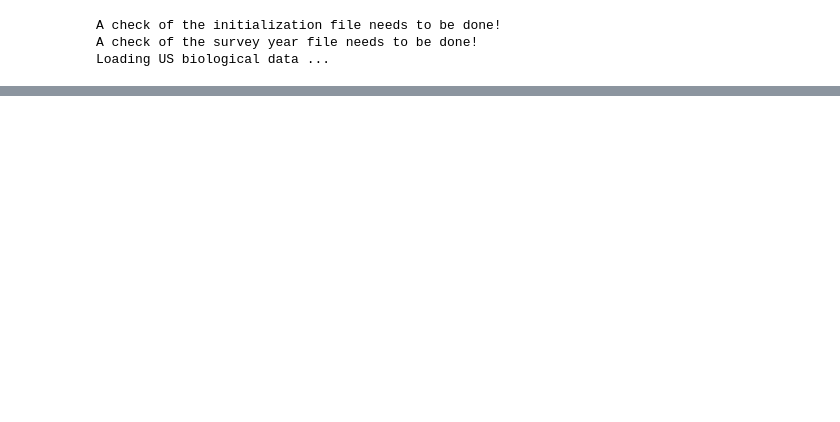
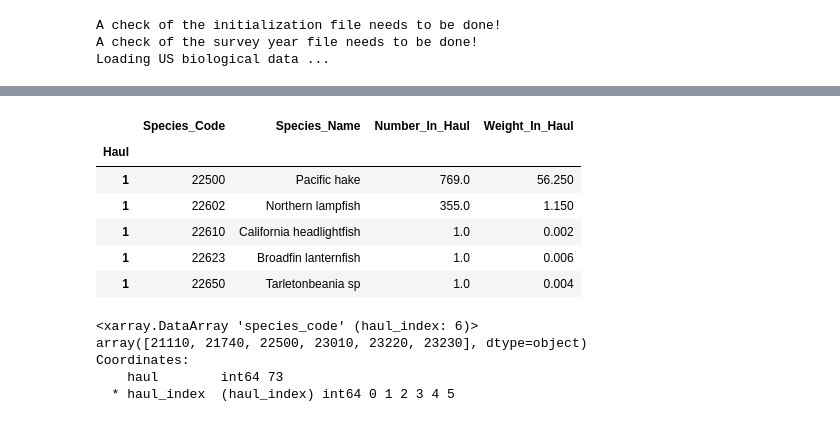
Before and after one commit to OSOceanAcoustics/echopop, a Jupyter notebook: proto_typing.ipynb, the cells around one changed output, grey strips where cells are left out. Cells and saved outputs as stored; diff of their text form; code cells hidden in the pictures; blank space fills up the shorter version.

```diff
--- a/proto_typing.ipynb
+++ b/proto_typing.ipynb
@@ -59,0 +70,4 @@ series_haul_pad = series_haul.apply(lambda x: np.vstack((x, np.nan*np.ones((max_
+# %%
+df = pd.read_excel(epro_2019.params['data_root_dir'] + epro_2019.params['filename_catch_US'])
+ds = epro_2019.process_catch_data_ds(df)
+ds
@@ -59,0 +86,19 @@ series_haul_pad = series_haul.apply(lambda x: np.vstack((x, np.nan*np.ones((max_
+# %%
+df = epro_2019.process_catch_data_df(df)
+df.head()
+# %% [output]
+|  | Species_Code | Species_Name | Number_In_Haul | Weight_In_Haul |
+| Haul |  |  |  |  |
+| 1 | 22500 | Pacific hake | 769.0 | 56.250 |
+| 1 | 22602 | Northern lampfish | 355.0 | 1.150 |
+| 1 | 22610 | California headlightfish | 1.0 | 0.002 |
+| 1 | 22623 | Broadfin lanternfish | 1.0 | 0.006 |
+| 1 | 22650 | Tarletonbeania sp | 1.0 | 0.004 |
+# %%
+ds.species_code.sel(haul=73)[0: ds.no_null_length.sel(haul=73).values]
+# %% [output]
+<xarray.DataArray 'species_code' (haul_index: 6)>
+array([21110, 21740, 22500, 23010, 23220, 23230], dtype=object)
+Coordinates:
+    haul        int64 73
+  * haul_index  (haul_index) int64 0 1 2 3 4 5
```
Also changed, not shown: parts of 24 cells of this notebook, 2 other files.
